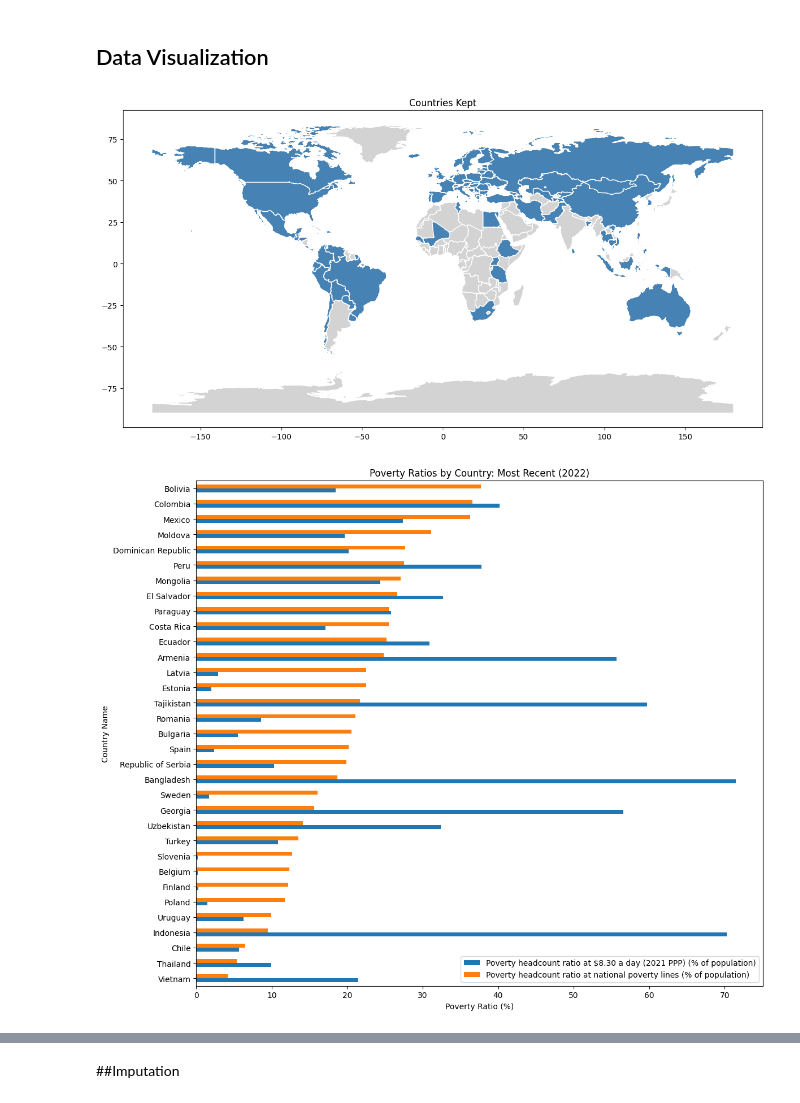
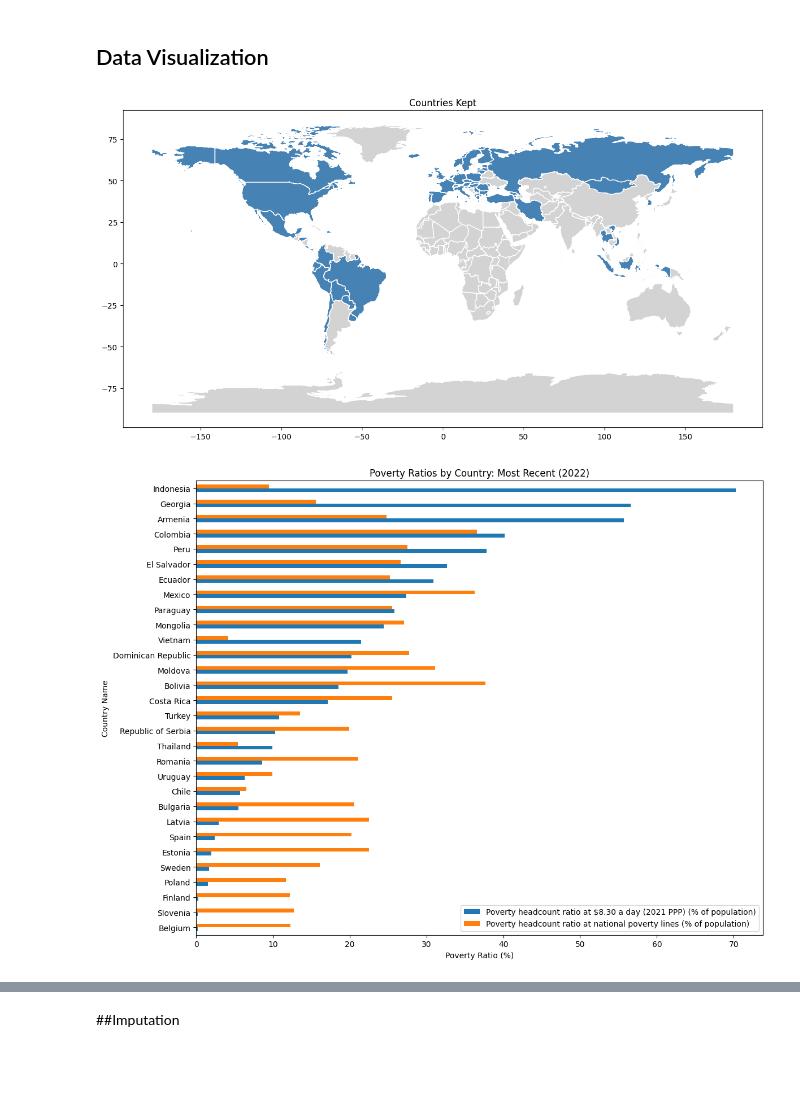
Before and after one commit to hbfacci/poverty_education, a Jupyter notebook: data_cleaning_DATA_780_group_project_.ipynb, the cells around one changed output, grey strips where cells are left out. Saved outputs shown, nothing was run; the diff lists cells and outputs as text; code cells hidden in the pictures; blank space fills up the shorter version.

```diff
--- a/data_cleaning_DATA_780_group_project_.ipynb
+++ b/data_cleaning_DATA_780_group_project_.ipynb
@@ -20,7 +20,7 @@ from sklearn.linear_model import LinearRegression
 ## Data Importing and Cleaning
 # %%
 # read in raw data
-df = pd.read_csv('/content/drive/MyDrive/UNC/combined_50.csv')
+df = pd.read_csv('https://raw.githubusercontent.com/hbfacci/poverty_education/refs/heads/main/combined_50.csv')
 
 df.head()
 # %% [output]
@@ -116,3 +111,12 @@ plt.tight_layout()
 plt.show()
 # %% [output]
 [figure]
+# %%
+# Filter to only three series of interest
+df_three_series = df[df.index.get_level_values('Series').isin(['ed_attain_total', 'poverty_ratio_wage', 'GDP_const'])]
+
+# Count NaNs per country
+nan_counts = df_three_series.isnull().sum(axis=1)
+nan_counts = nan_counts.groupby(level='Country Name').sum()
+nan_counts = nan_counts.sort_values(ascending=False)
+nan_counts
@@ -146,0 +162,22 @@ Index(['Ethiopia', 'Cambodia', 'Trinidad and Tobago', 'Rwanda', 'Tanzania',
+# %%
+# 3) dropscountries with less than 40% values for any of 3 series individually
+# Calculate percentage missing per country per series
+year_columns = [col for col in df.columns if col.isdigit()]
+num_years = len(year_columns)
+
+# Get NaN counts per country per series
+nan_by_series = df_three_series.isnull().sum(axis=1)
+nan_by_country_series = nan_by_series.groupby(level=['Country Name', 'Series']).sum()
+
+# Calculate percentage missing
+pct_missing = (nan_by_country_series / num_years) * 100
+
+# Keep countries where all three series have < 60% missing
+keep_countries = pct_missing.groupby(level='Country Name').apply(lambda x: (x < 60).all())
+keep_countries = keep_countries[keep_countries].index
+
+df_clean = df[df.index.get_level_values('Country Name').isin(keep_countries)]
+
+kept = df_clean.index.get_level_values('Country Name').unique()
+print(f"Kept {len(kept)} countries")
+print(kept)
@@ -249,28 +301,28 @@ world[world['ADMIN'].isin(kept_fixed)].plot(ax=ax, color='steelblue', edgecolor=
 plt.title('Countries Kept')
 plt.show()
 # %% [output]
-[figure, old version]
+[figure, new version]
 # %%
 # kept countries by poverty line and poverty @ $8.30
 data1 = df_clean_numeric.xs('poverty_ratio_wage', level='Series')['2022'].dropna().sort_values()
 data2 = df_clean_numeric.xs('poverty_ratio_nat', level='Series')['2022'].dropna().sort_values()
 
 descriptions = {
     'poverty_ratio_wage': df_clean.xs('poverty_ratio_wage', level='Series')['Series Description'].iloc[0],
     'poverty_ratio_nat': df_clean.xs('poverty_ratio_nat', level='Series')['Series Description'].iloc[0]
 }
 
-combined1 = pd.DataFrame({'poverty_ratio_wage': data1, 'poverty_ratio_nat': data2}).dropna().sort_values('poverty_ratio_nat')
+combined1 = pd.DataFrame({'poverty_ratio_wage': data1, 'poverty_ratio_nat': data2}).dropna().sort_values('poverty_ratio_wage')
 combined1 = combined1.rename(columns=descriptions)
 
 fig, ax = plt.subplots(figsize=(12, len(combined1) * 0.3))
 combined1.plot(kind='barh', ax=ax)
 plt.title('Poverty Ratios by Country: Most Recent (2022)')
 plt.xlabel('Poverty Ratio (%)')
 plt.tight_layout()
 plt.show()
 # %% [output]
-[figure, old version]
+[figure, new version]
 # %%
 data3 = df_clean_numeric.xs('poverty_ratio_wage', level='Series')['2016'].dropna().sort_values()
 data4 = df_clean_numeric.xs('poverty_ratio_nat', level='Series')['2016'].dropna().sort_values()
```
Also changed, not shown: parts of 45 cells of this notebook.
